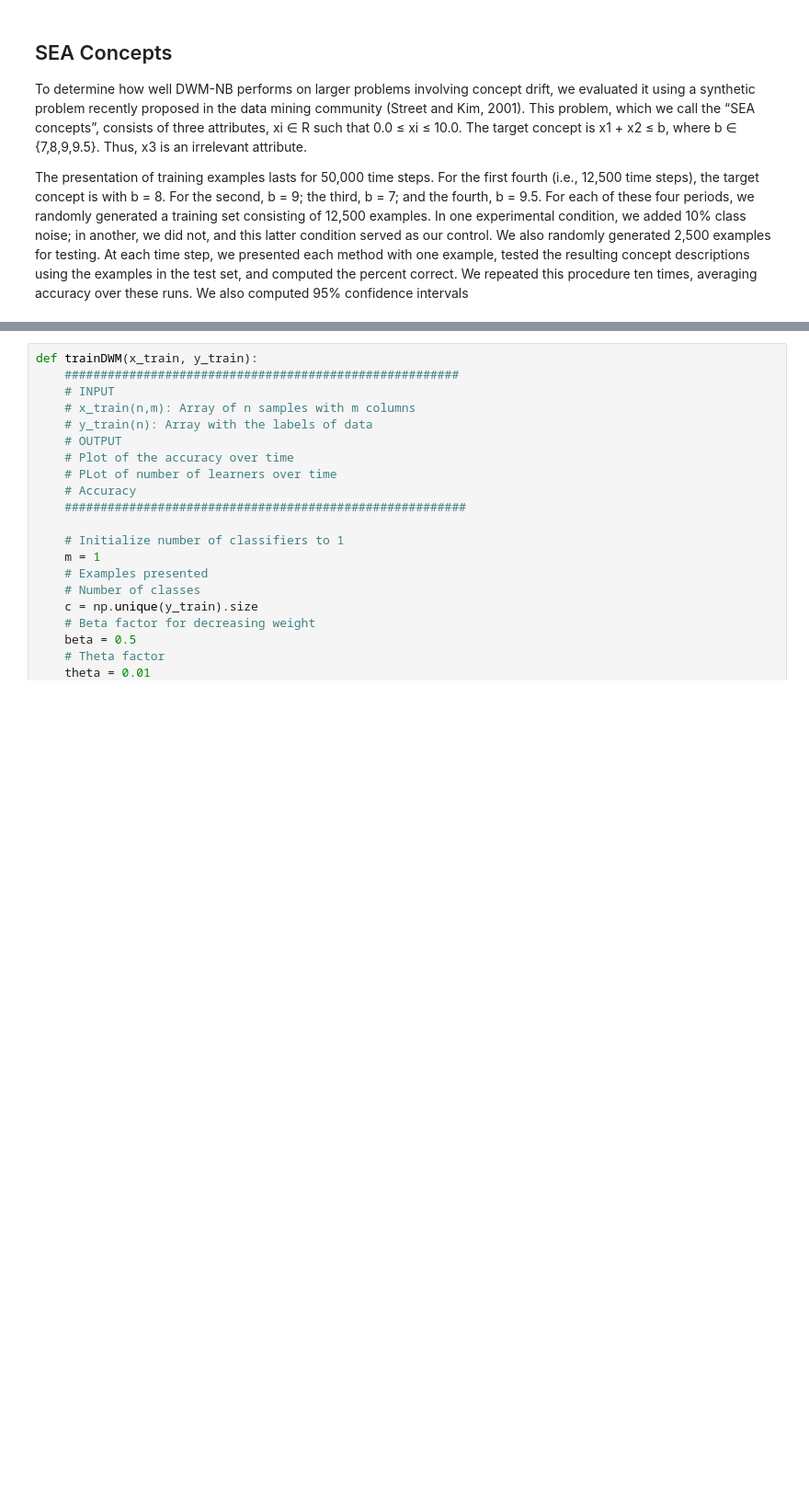
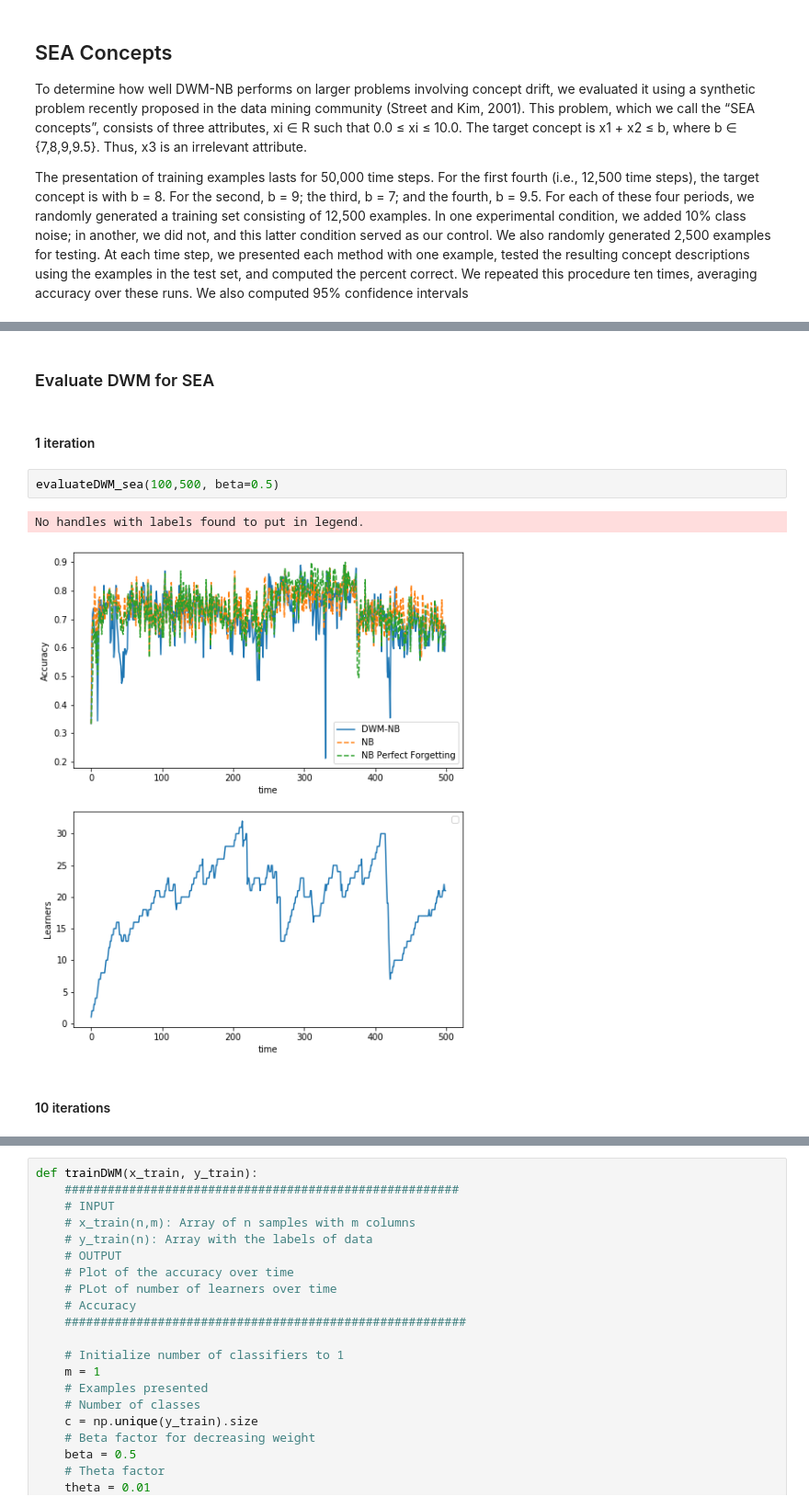
Before and after one commit to alexgg278/DWM, a Jupyter notebook: DWM.ipynb, the cells around one changed output, grey strips where cells are left out. Shown at 92% size. Cells and saved outputs as stored; diff of their text form; blank space fills up the shorter version.

```diff
--- a/DWM.ipynb
+++ b/DWM.ipynb
@@ -568,0 +734,11 @@ gen_sea(10,3,4)
+# %% [markdown]
+### Evaluate DWM for SEA
+# %% [markdown]
+#### 1 iteration
+# %%
+evaluateDWM_sea(100,500, beta=0.5)
+# %% [output]
+No handles with labels found to put in legend.
+[figure, added]
+# %% [markdown]
+#### 10 iterations
```
Also changed, not shown: parts of 18 cells of this notebook.
